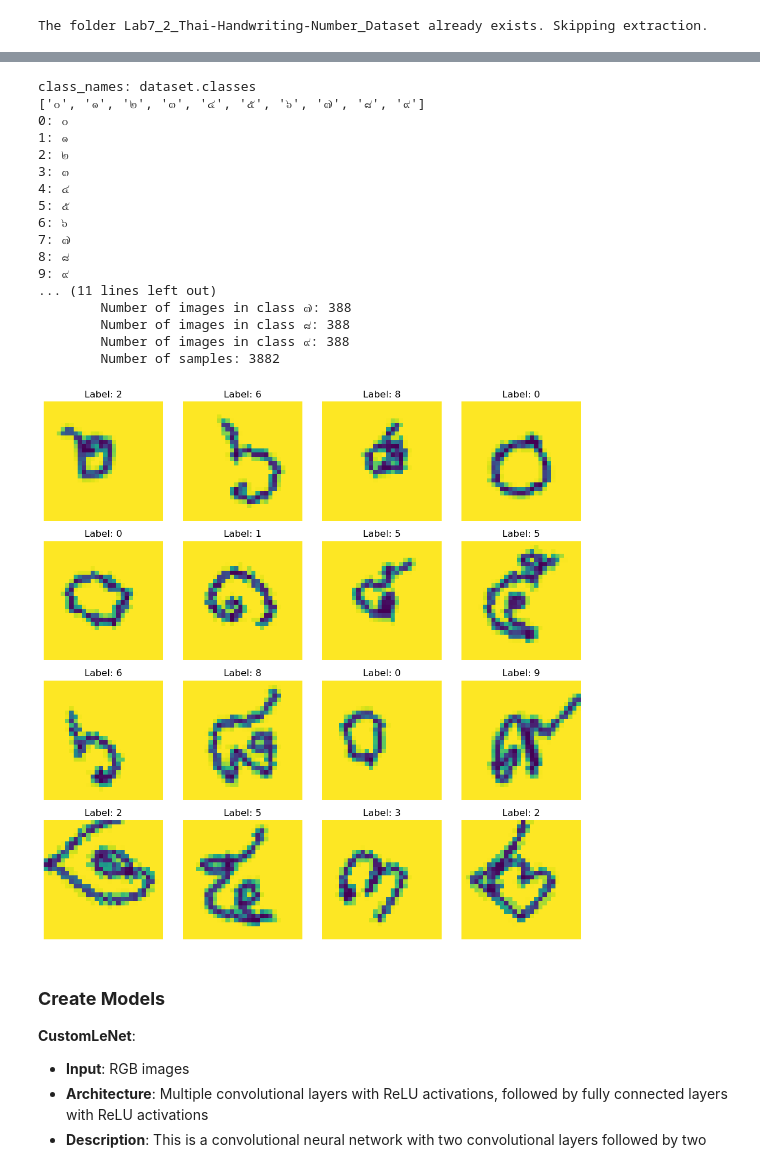
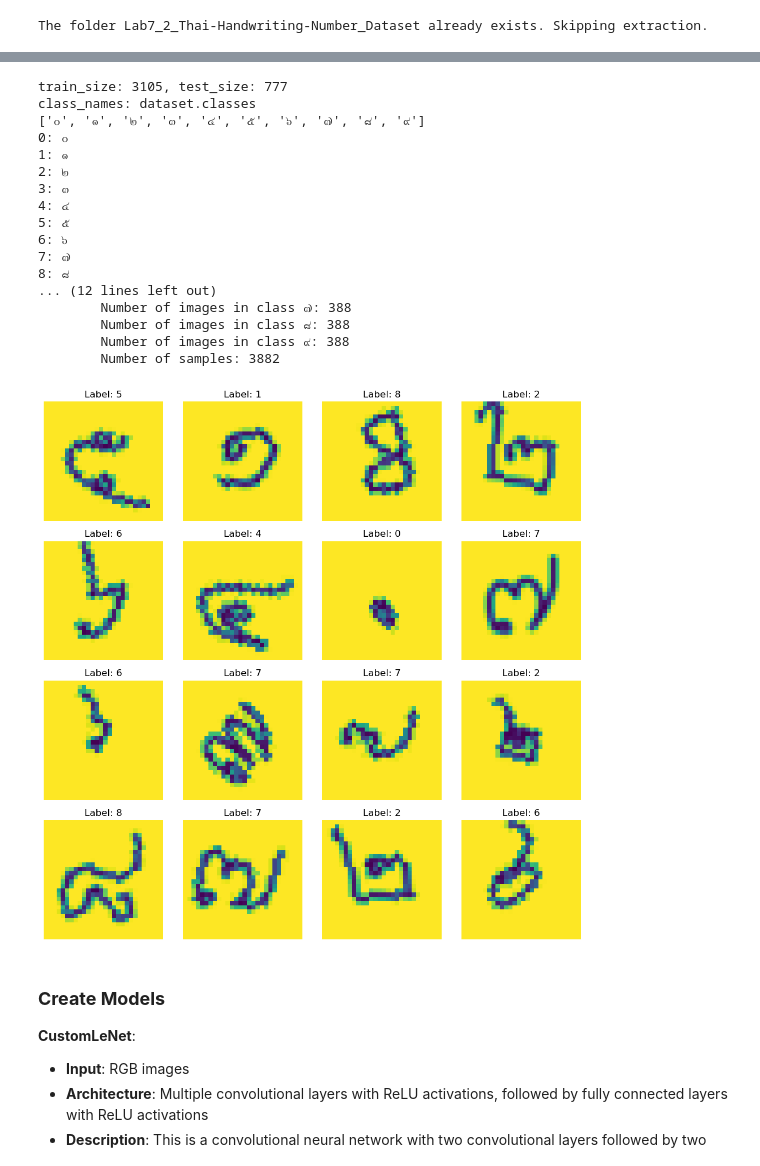
Before and after one commit to KCMAwndy/Image-Processing-KMITL, a Jupyter notebook: Lab/Lab7_Data-Augmentation-CNN/Lab7_2_NN-and-CNN.ipynb, the cells around one changed output, grey strips where cells are left out. Drawn from its saved outputs; the diff is of its cells as text; code cells hidden in the pictures.

```diff
--- a/Lab/Lab7_Data-Augmentation-CNN/Lab7_2_NN-and-CNN.ipynb
+++ b/Lab/Lab7_Data-Augmentation-CNN/Lab7_2_NN-and-CNN.ipynb
@@ -200,43 +201,45 @@ Use your `load_data()` function to load the dataset in the cell below. Then, dis
 </details>
 # %%
 ### START CODE HERE ###
-dataset_path = 'Lab7_2_Thai-Handwriting-Number_Dataset/thai-handwriting-number.appspot.com'
+dataset_path = os.path.join('Lab7_2_Thai-Handwriting-Number_Dataset', 'thai-handwriting-number.appspot.com')
+dataset_path = os.path.abspath(dataset_path)
+
 dataset = get_dataset(dataset_path)
 
 dataset_classes = dataset.classes  # e.g., ['o', '๑', '๒']
 class_names = list(range(len(dataset_classes))) # e.g., [0, 1, 2]
 
 train_loader, test_loader = load_data(dataset_path,class_names)
 
 # Get a batch of images
 data_iter = iter(train_loader)
 batch, labels = next(data_iter)
 
 print_dataset_info(dataset_path, dataset, batch, labels)
 
 imshow_grid(batch, labels, class_names)
 
 
 ### END CODE HERE ###
 # %% [output]
+train_size: 3105, test_size: 777
 class_names: dataset.classes
 ['๐', '๑', '๒', '๓', '๔', '๕', '๖', '๗', '๘', '๙']
 0: ๐
 1: ๑
 2: ๒
 3: ๓
 4: ๔
 5: ๕
 6: ๖
 7: ๗
 8: ๘
-9: ๙
-... (11 lines left out)
+... (12 lines left out)
         Number of images in class ๗: 388
         Number of images in class ๘: 388
         Number of images in class ๙: 388
         Number of samples: 3882
-[figure, old version]
+[figure, new version]
 # %% [markdown]
 ### **Create Models**
 **CustomLeNet**:
```
Also changed, not shown: parts of 10 cells of this notebook, 9 other files.
